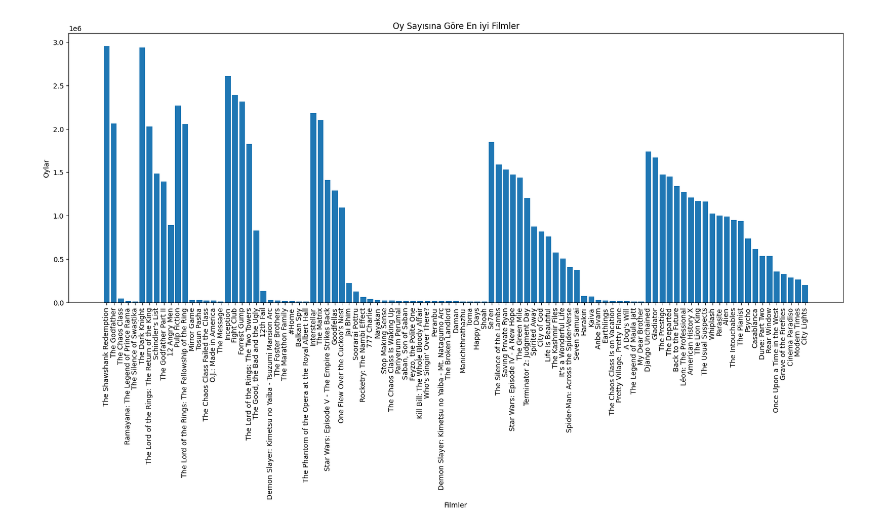
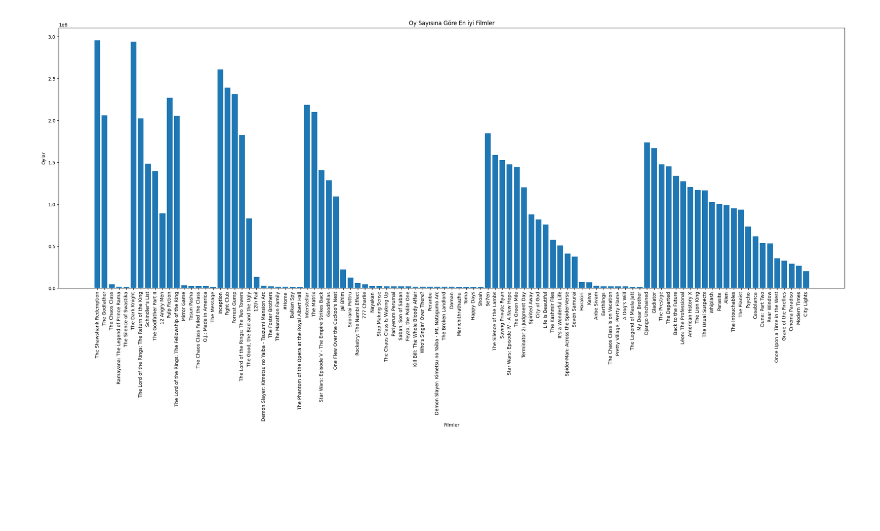
Before and after one commit to Dcanbolat/hu_bby261_2024, a Jupyter notebook: Movies.ipynb, the cells around one changed output. Saved outputs shown, nothing was run; the diff lists cells and outputs as text; code cells hidden in the pictures; blank space fills up the shorter version.

Commit message:
Veri seti oluşturma çalışmam.

```diff
--- a/Movies.ipynb
+++ b/Movies.ipynb
@@ -3,20 +3,20 @@
 # %%
 import pandas as pd
 import matplotlib.pyplot as plt
 
 veriSeti = pd.read_csv('data.csv')
 filmler = veriSeti['Title']
 turler = veriSeti['Genres']
-ortDerecelendirme = veriSeti['Average Rating']
+rating = veriSeti['Average Rating']
 oySayisi = veriSeti['Num Votes']
 yil = veriSeti['Release Year']
 
-plt.figure(figsize=(20, 7))  # Grafiğin boyutunu ayarlayın
+plt.figure(figsize=(30, 10))  # Grafiğin boyutunu ayarlayın
 plt.bar(filmler, oySayisi)
 plt.xlabel('Filmler')
 plt.ylabel('Oylar')
 plt.title('Oy Sayısına Göre En iyi Filmler')
 plt.xticks(rotation=90)  # Film isimlerinin dikey yazılması
 plt.show()
 # %% [output]
-[figure, old version]
+[figure, new version]
```
Also changed, not shown: parts of 3 cells of this notebook.
